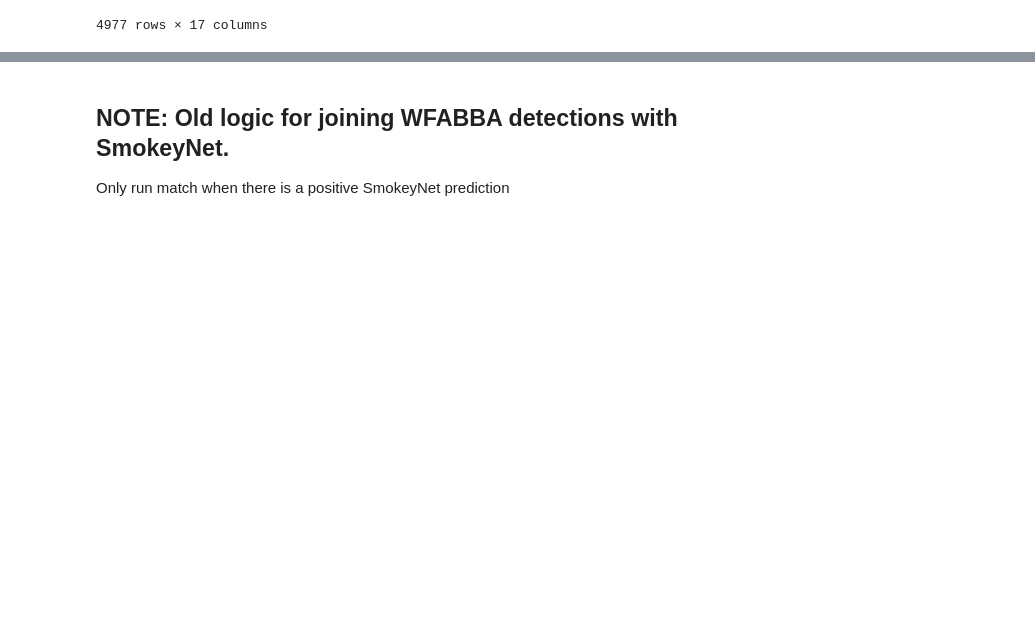
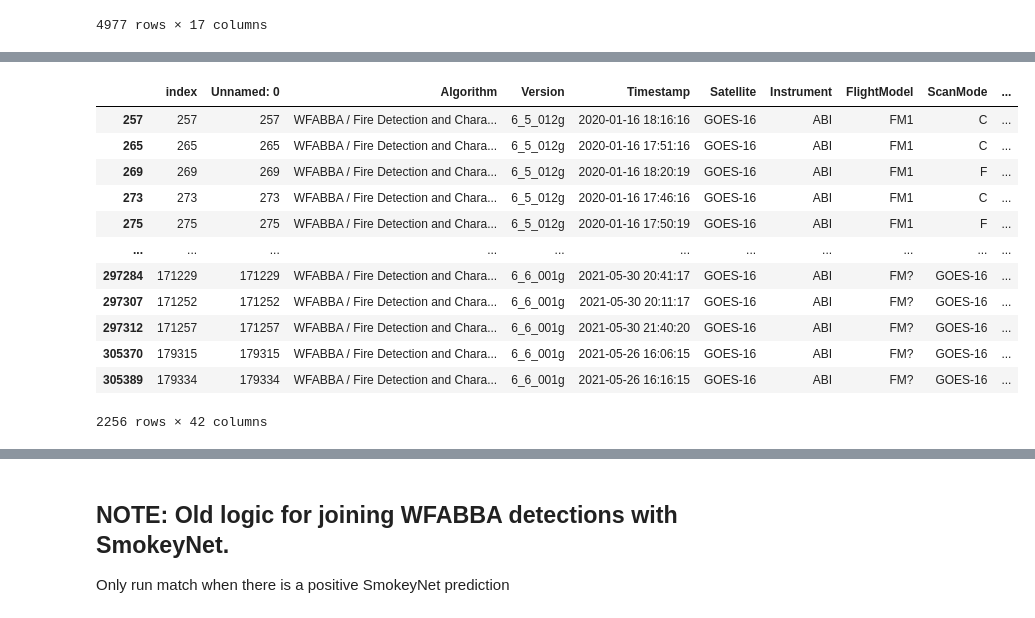
Before and after one commit to shaneluna/smokeynet-engineering, a Jupyter notebook: notebooks/wfabba/WFABBA_FIgLib_Join.ipynb, the cells around one changed output, grey strips where cells are left out. Saved outputs shown, nothing was run; the diff lists cells and outputs as text; code cells hidden in the pictures; blank space fills up the shorter version.

```diff
--- a/notebooks/wfabba/WFABBA_FIgLib_Join.ipynb
+++ b/notebooks/wfabba/WFABBA_FIgLib_Join.ipynb
@@ -752,0 +781,36 @@ minutes_df
+# %%
+def is_in_camera_direction(camera_geometry_pt, direction, wfabba_geometry_pt):
+    if direction == "north":
+        return wfabba_geometry_pt.y >= camera_geometry_pt.y
+    elif direction == "south":
+        return wfabba_geometry_pt.y <= camera_geometry_pt.y
+    elif direction == "east":
+        return wfabba_geometry_pt.x >= camera_geometry_pt.x
+    elif direction == "west":
+        return wfabba_geometry_pt.x <= camera_geometry_pt.x
+    else:
+        # unknown or something else
+        pass
+# %%
+def matches_distance_prox(camera_geometry, direction, radius_miles, wfabba_df):
+# def matches_distance_prox(camera_geometry, radius_miles, wfabba_df):
+
+    wfabba_df["distance_m"] = wfabba_df["geometry"].distance(camera_geometry)
+    wfabba_df["distance_mi"] = wfabba_df["distance_m"]/1609.344
+    match_results_df = wfabba_df[(wfabba_df["distance_mi"] <= radius_miles)].copy()
+
+
+    #filter for detections within same direction
+    match_results_df["is_in_direction"] = match_results_df.apply(
+        lambda row: is_in_camera_direction(camera_geometry, direction, row["geometry"]), axis=1
+    )
+    match_results_df = match_results_df[match_results_df["is_in_direction"] == True]
+
+    return match_results_df
+# %%
+%%time
+goes_16_dist_match_df = matches_distance_prox(deluzfires.iloc[0]["geometry"], deluzfires.iloc[0]["direction"], 35, wfabba_goes_16_df)
+# goes_16_dist_match_df = matches_distance_prox(deluzfires.iloc[0]["geometry"], 35, wfabba_goes_16_df)
+goes_16_dist_match_df["timestamp_converted_rounded"] = goes_16_dist_match_df["timestamp_converted"].apply(lambda x: round_secs(x))
+goes_16_dist_match_df
+# %% [output]
@@ -752,0 +819,13 @@ minutes_df
+|  | index | Unnamed: 0 | Algorithm | Version | Timestamp | Satellite | Instrument | FlightModel | ScanMode | ... |
+| 257 | 257 | 257 | WFABBA / Fire Detection and Chara... | 6_5_012g | 2020-01-16 18:16:16 | GOES-16 | ABI | FM1 | C | ... |
+| 265 | 265 | 265 | WFABBA / Fire Detection and Chara... | 6_5_012g | 2020-01-16 17:51:16 | GOES-16 | ABI | FM1 | C | ... |
+| 269 | 269 | 269 | WFABBA / Fire Detection and Chara... | 6_5_012g | 2020-01-16 18:20:19 | GOES-16 | ABI | FM1 | F | ... |
+| 273 | 273 | 273 | WFABBA / Fire Detection and Chara... | 6_5_012g | 2020-01-16 17:46:16 | GOES-16 | ABI | FM1 | C | ... |
+| 275 | 275 | 275 | WFABBA / Fire Detection and Chara... | 6_5_012g | 2020-01-16 17:50:19 | GOES-16 | ABI | FM1 | F | ... |
+| ... | ... | ... | ... | ... | ... | ... | ... | ... | ... | ... |
+| 297284 | 171229 | 171229 | WFABBA / Fire Detection and Chara... | 6_6_001g | 2021-05-30 20:41:17 | GOES-16 | ABI | FM? | GOES-16 | ... |
+| 297307 | 171252 | 171252 | WFABBA / Fire Detection and Chara... | 6_6_001g | 2021-05-30 20:11:17 | GOES-16 | ABI | FM? | GOES-16 | ... |
+| 297312 | 171257 | 171257 | WFABBA / Fire Detection and Chara... | 6_6_001g | 2021-05-30 21:40:20 | GOES-16 | ABI | FM? | GOES-16 | ... |
+| 305370 | 179315 | 179315 | WFABBA / Fire Detection and Chara... | 6_6_001g | 2021-05-26 16:06:15 | GOES-16 | ABI | FM? | GOES-16 | ... |
+| 305389 | 179334 | 179334 | WFABBA / Fire Detection and Chara... | 6_6_001g | 2021-05-26 16:16:15 | GOES-16 | ABI | FM? | GOES-16 | ... |
+2256 rows × 42 columns
```
Also changed, not shown: parts of 38 cells of this notebook.
